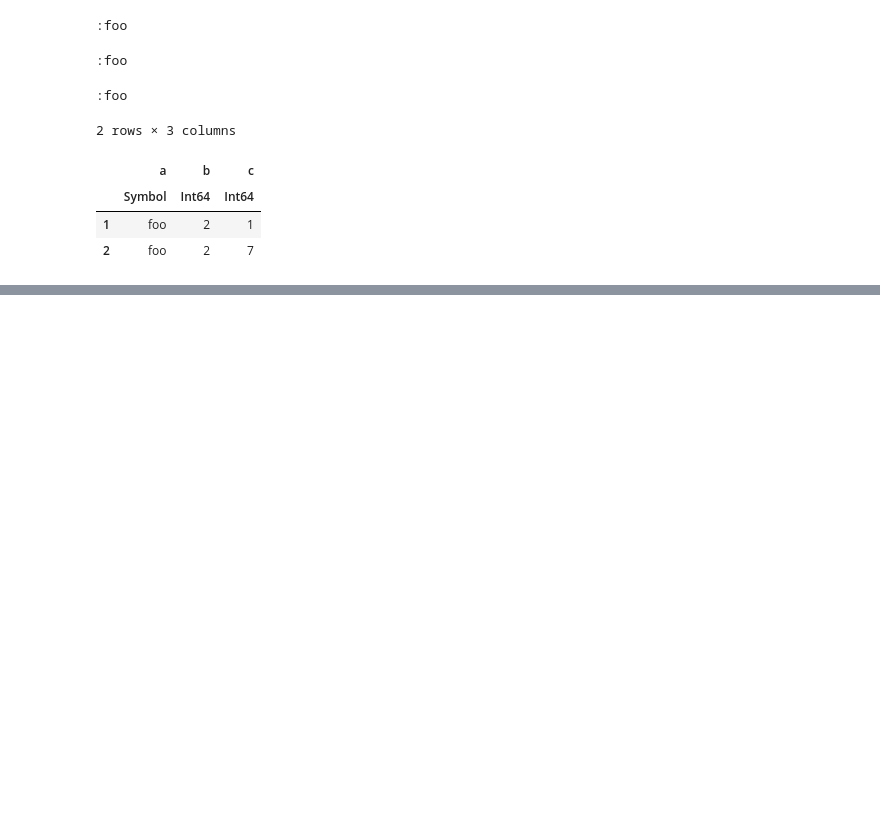
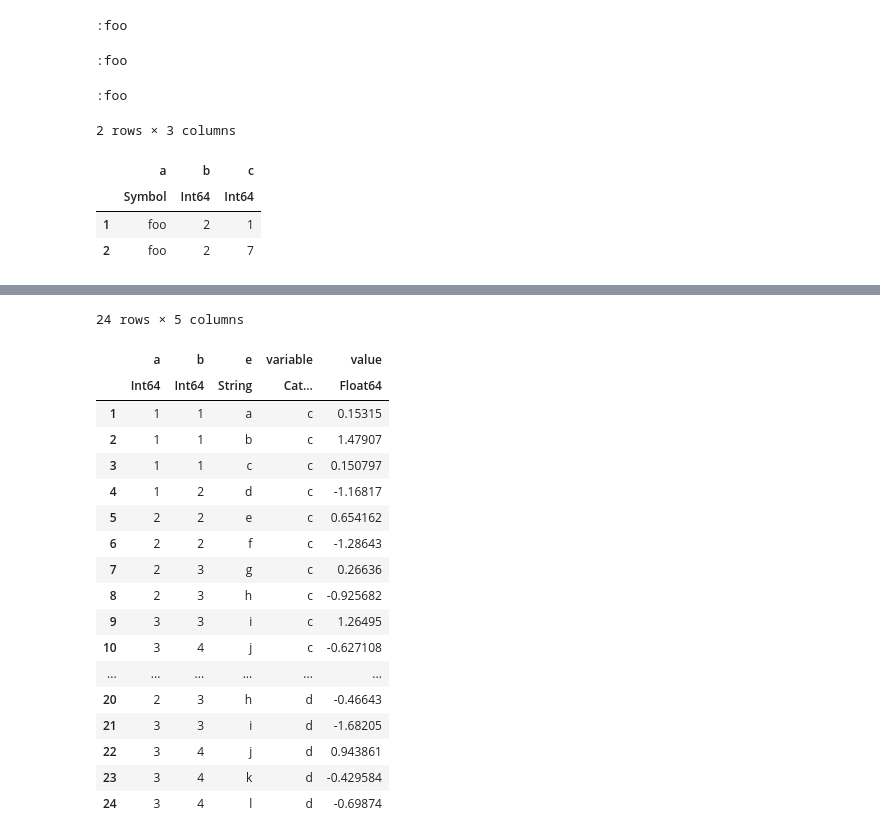
Before and after one commit to damiansp/julia, a Jupyter notebook: dsDocs/DataFrames/functions.jl.ipynb, the cells around one changed output, grey strips where cells are left out. Saved outputs shown, nothing was run; the diff lists cells and outputs as text; code cells hidden in the pictures; blank space fills up the shorter version.

```diff
--- a/dsDocs/DataFrames/functions.jl.ipynb
+++ b/dsDocs/DataFrames/functions.jl.ipynb
@@ -436,0 +464,6 @@ gd[k]
+# %%
+d1 = DataFrame(a=repeat([1:3;], inner=[4]),
+               b=repeat([1:4;], inner=[3]),
+               c=randn(12),
+               d=randn(12),
+               e=map(string, 'a':'l'))
@@ -436,0 +486,22 @@ gd[k]
+# %%
+d1s = stack(d1, [:c, :d])
+# %% [output]
+24 rows × 5 columns
+|  | a | b | e | variable | value |
+|  | Int64 | Int64 | String | Cat… | Float64 |
+| 1 | 1 | 1 | a | c | 0.15315 |
+| 2 | 1 | 1 | b | c | 1.47907 |
+| 3 | 1 | 1 | c | c | 0.150797 |
+| 4 | 1 | 2 | d | c | -1.16817 |
+| 5 | 2 | 2 | e | c | 0.654162 |
+| 6 | 2 | 2 | f | c | -1.28643 |
+| 7 | 2 | 3 | g | c | 0.26636 |
+| 8 | 2 | 3 | h | c | -0.925682 |
+| 9 | 3 | 3 | i | c | 1.26495 |
+| 10 | 3 | 4 | j | c | -0.627108 |
+| ... | ... | ... | ... | ... | ... |
+| 20 | 2 | 3 | h | d | -0.46643 |
+| 21 | 3 | 3 | i | d | -1.68205 |
+| 22 | 3 | 4 | j | d | 0.943861 |
+| 23 | 3 | 4 | k | d | -0.429584 |
+| 24 | 3 | 4 | l | d | -0.69874 |
```
Also changed, not shown: parts of 14 cells of this notebook.
